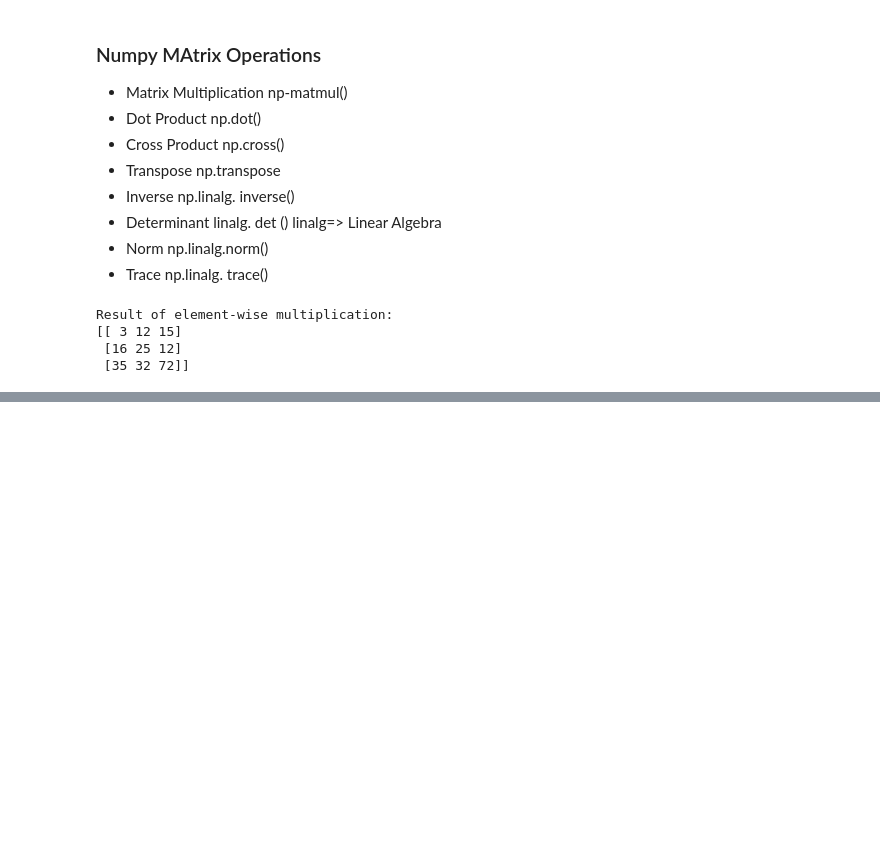
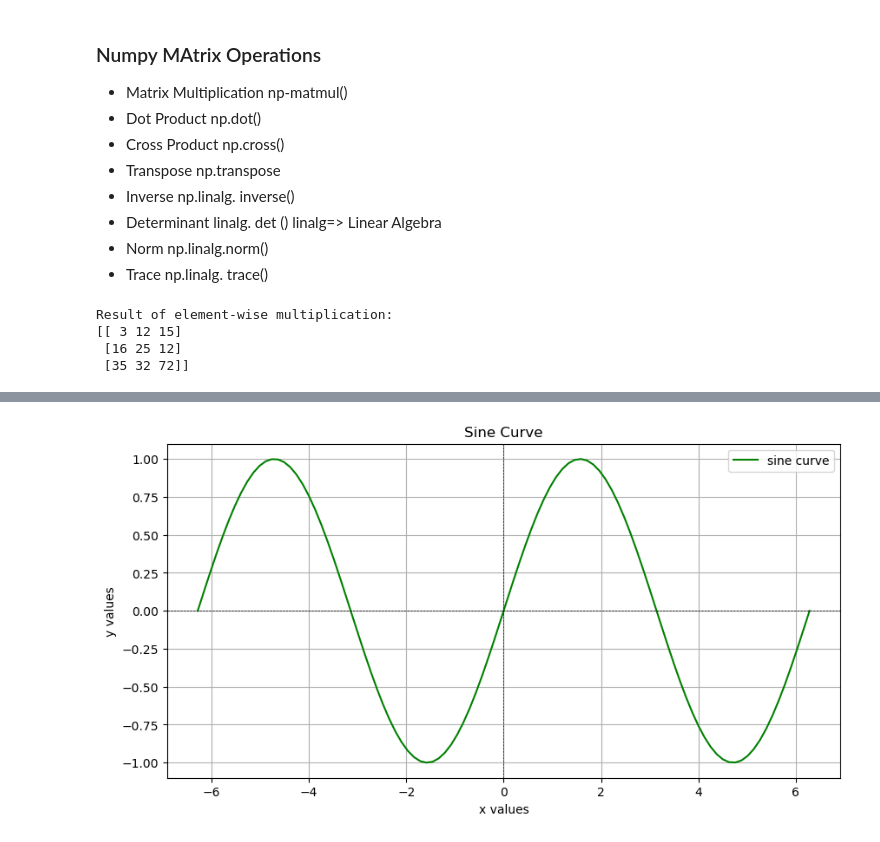
Before and after one commit to ragin-10-rdg/PRG_330_PythonProgramming, a Jupyter notebook: WEEK 5.ipynb, the cells around one changed output, grey strips where cells are left out. Saved outputs shown, nothing was run; the diff lists cells and outputs as text; code cells hidden in the pictures; blank space fills up the shorter version.

```diff
--- a/WEEK 5.ipynb
+++ b/WEEK 5.ipynb
@@ -302,0 +339,27 @@ Result of element-wise multiplication:
+# %%
+import numpy as np
+import matplotlib.pyplot as plt
+
+#generate x values
+x = np.linspace(-2*np.pi, 2 * np.pi, 100)
+
+# Generate y value
+y_sin = np.sin(x)
+# create the plot
+plt.figure(figsize=(10,5))
+#plot the sine curve and its opposite phase
+plt.plot(x,y_sin, label='sine curve', color='green')
+# Add grid
+plt.grid()
+
+# Add labels and title (optional)
+plt.title('Sine Curve')
+plt.xlabel('x values')
+plt.ylabel('y values')
+plt.axhline(0, color='black',linewidth=0.5, ls='--')  # Add a horizontal line at y=0
+plt.axvline(0, color='black',linewidth=0.5, ls='--')  # Add a vertical line at x=0
+plt.legend()
+
+plt.show()
+# %% [output]
+[figure, added]
```
Also changed, not shown: parts of 7 cells of this notebook.
